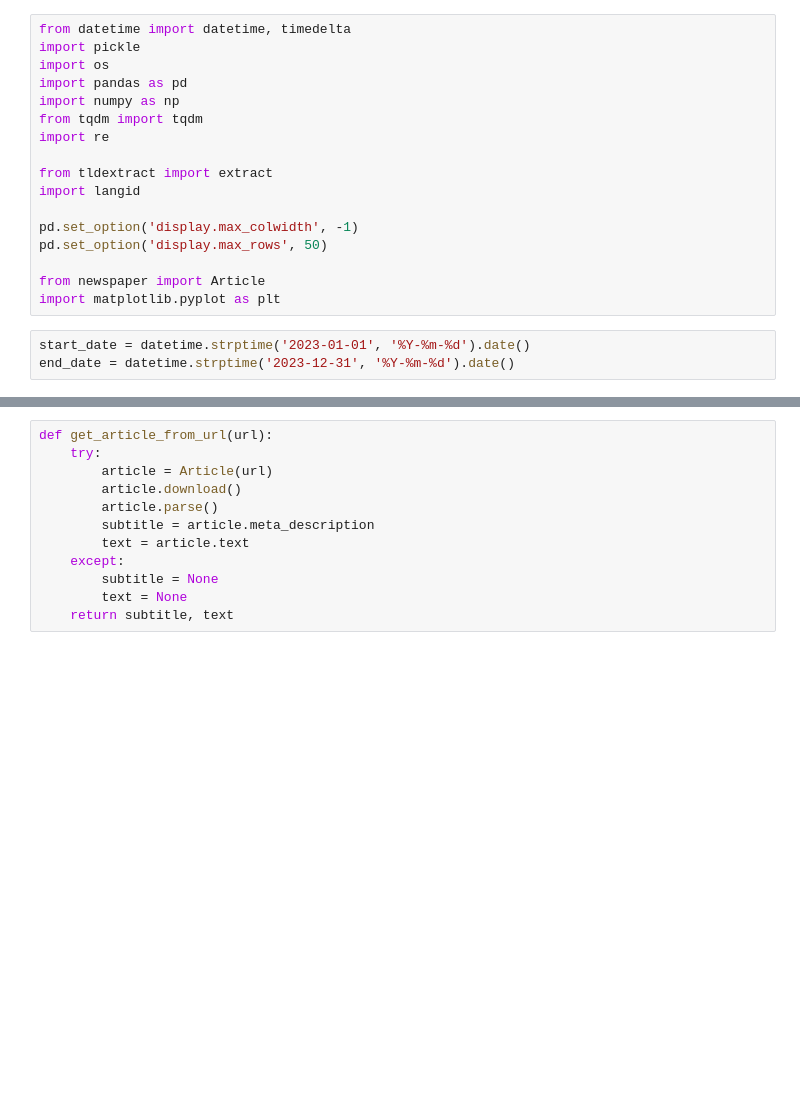
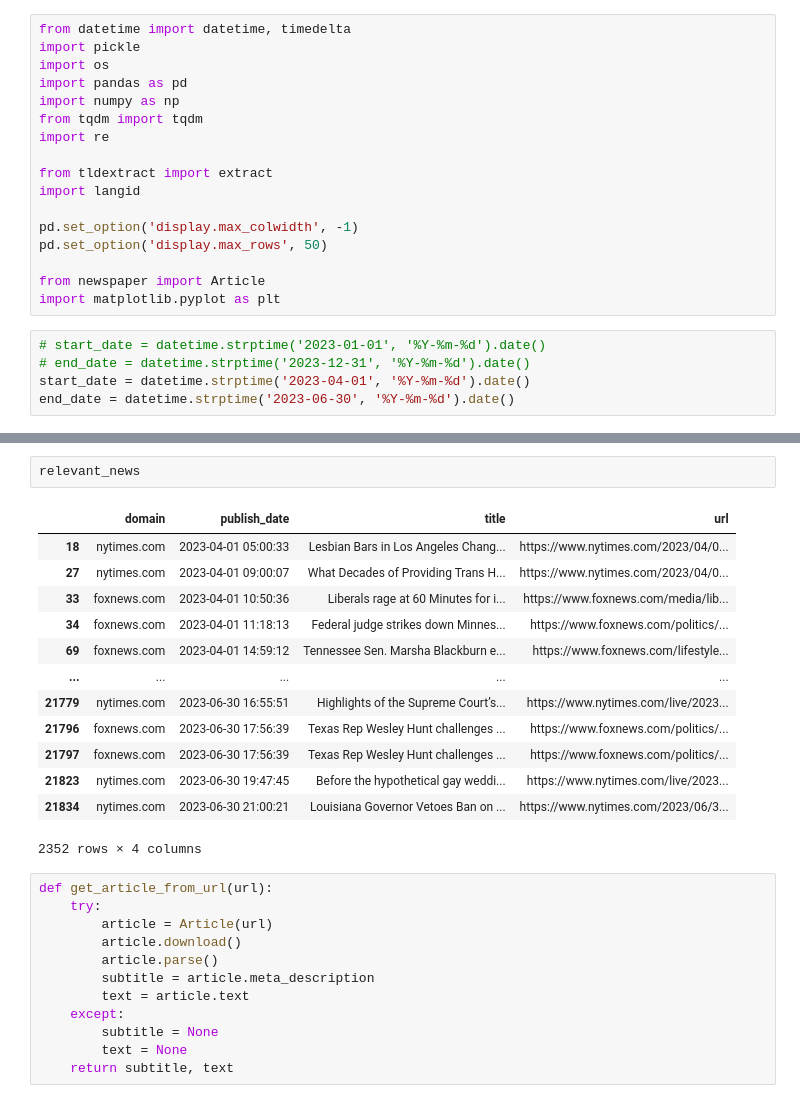
Before and after one commit to asmithh/trans-fer-entropy, a Jupyter notebook: obtaining_news_collections/get_nytimes_foxnews_texts_starting_with_mediacloud_data.ipynb, the cells around one changed output, grey strips where cells are left out. Cells and saved outputs as stored; diff of their text form; blank space fills up the shorter version.

```diff
--- a/obtaining_news_collections/get_nytimes_foxnews_texts_starting_with_mediacloud_data.ipynb
+++ b/obtaining_news_collections/get_nytimes_foxnews_texts_starting_with_mediacloud_data.ipynb
@@ -16,6 +16,8 @@ pd.set_option('display.max_rows', 50)
 from newspaper import Article
 import matplotlib.pyplot as plt
 # %%
-start_date = datetime.strptime('2023-01-01', '%Y-%m-%d').date()
-end_date = datetime.strptime('2023-12-31', '%Y-%m-%d').date()
+# start_date = datetime.strptime('2023-01-01', '%Y-%m-%d').date()
+# end_date = datetime.strptime('2023-12-31', '%Y-%m-%d').date()
+start_date = datetime.strptime('2023-04-01', '%Y-%m-%d').date()
+end_date = datetime.strptime('2023-06-30', '%Y-%m-%d').date()
 # %%
@@ -129,4 +181,20 @@ memory usage: 136.5+ KB
 None
+# %%
+relevant_news
+# %% [output]
+|  | domain | publish_date | title | url |
+| 18 | nytimes.com | 2023-04-01 05:00:33 | Lesbian Bars in Los Angeles Chang... | https://www.nytimes.com/2023/04/0... |
+| 27 | nytimes.com | 2023-04-01 09:00:07 | What Decades of Providing Trans H... | https://www.nytimes.com/2023/04/0... |
+| 33 | foxnews.com | 2023-04-01 10:50:36 | Liberals rage at 60 Minutes for i... | https://www.foxnews.com/media/lib... |
+| 34 | foxnews.com | 2023-04-01 11:18:13 | Federal judge strikes down Minnes... | https://www.foxnews.com/politics/... |
+| 69 | foxnews.com | 2023-04-01 14:59:12 | Tennessee Sen. Marsha Blackburn e... | https://www.foxnews.com/lifestyle... |
+| ... | ... | ... | ... | ... |
+| 21779 | nytimes.com | 2023-06-30 16:55:51 | Highlights of the Supreme Court’s... | https://www.nytimes.com/live/2023... |
+| 21796 | foxnews.com | 2023-06-30 17:56:39 | Texas Rep Wesley Hunt challenges ... | https://www.foxnews.com/politics/... |
+| 21797 | foxnews.com | 2023-06-30 17:56:39 | Texas Rep Wesley Hunt challenges ... | https://www.foxnews.com/politics/... |
+| 21823 | nytimes.com | 2023-06-30 19:47:45 | Before the hypothetical gay weddi... | https://www.nytimes.com/live/2023... |
+| 21834 | nytimes.com | 2023-06-30 21:00:21 | Louisiana Governor Vetoes Ban on ... | https://www.nytimes.com/2023/06/3... |
+2352 rows × 4 columns
 # %%
 def get_article_from_url(url):
     try:
```
Also changed, not shown: parts of 19 cells of this notebook.
